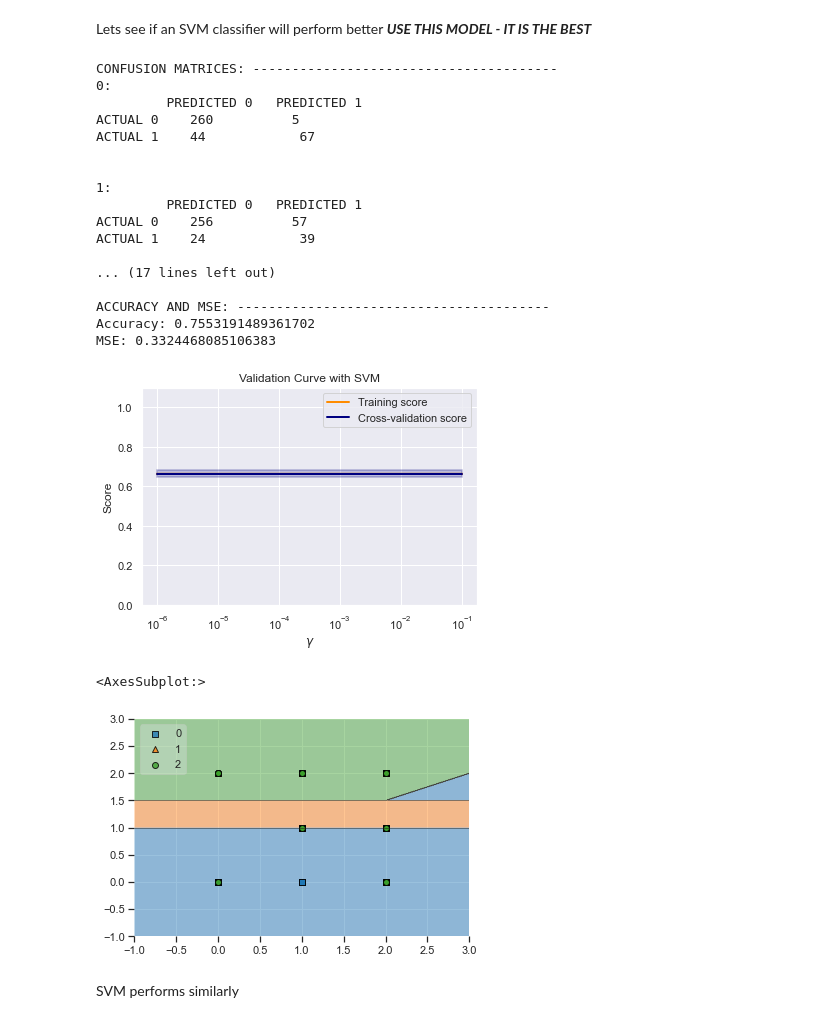
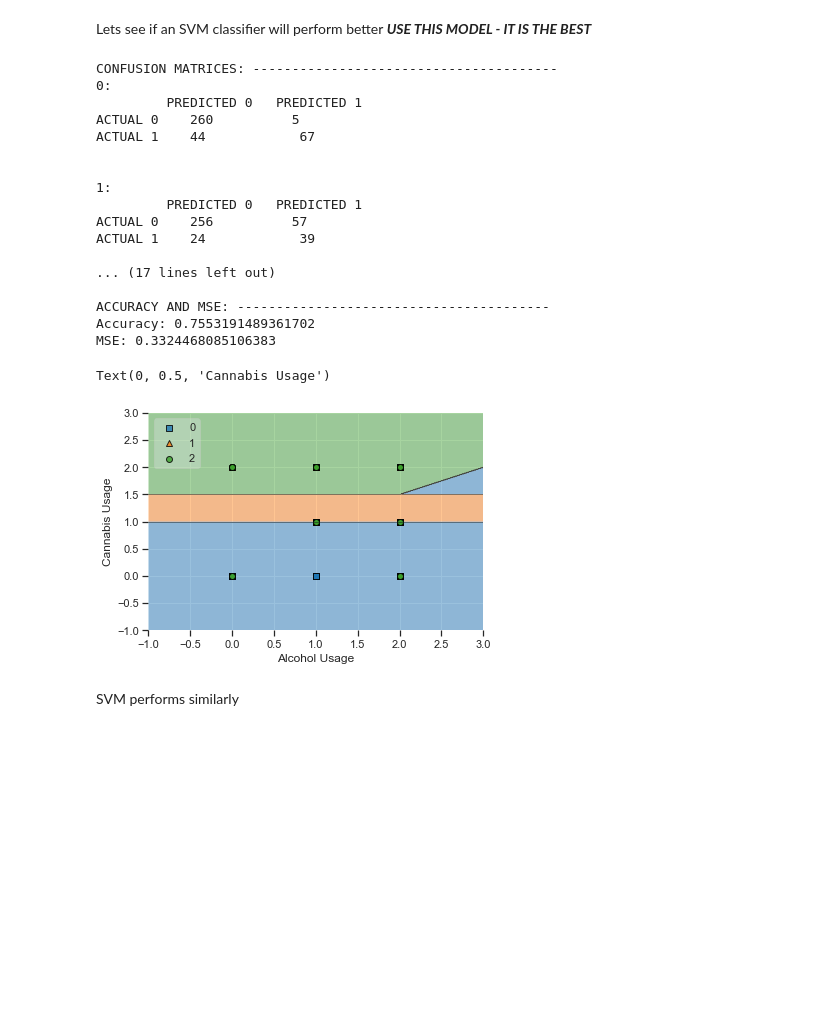
Before and after one commit to lucasrod25/drug-consumption-analysis, a Jupyter notebook: gateway_drug_model.ipynb, the cells around one changed output. Drawn from its saved outputs; the diff is of its cells as text; code cells hidden in the pictures; blank space fills up the shorter version.

Commit message:
cleaned up gateway drug model

```diff
--- a/gateway_drug_model.ipynb
+++ b/gateway_drug_model.ipynb
@@ -194,82 +203,37 @@ lsvm.fit(X_os, y_os)
 # Predictions
 y_pred = lsvm.predict(X_test)
 print_confusion_matrix(y_test, y_pred, names=["0", "1", "2"])
 print_precision_recall(y_test, y_pred)
 print_accuracy_mse(X_test, y_test, y_pred, lsvm)
 
-# PLOT ACCURACY ---------------------------
-# https://scikit-learn.org/stable/auto_examples/model_selection/plot_validation_curve.html
-param_range = np.logspace(-6, -1, 5)
-train_scores, test_scores = validation_curve(
-    lsvm,
-    X_os,
-    y_os,
-    param_name="gamma",
-    param_range=param_range,
-    scoring="accuracy",
-    n_jobs=1,
-)
-train_scores_mean = np.mean(train_scores, axis=1)
-train_scores_std = np.std(train_scores, axis=1)
-test_scores_mean = np.mean(test_scores, axis=1)
-test_scores_std = np.std(test_scores, axis=1)
-
-plt.title("Validation Curve with SVM")
-plt.xlabel(r"$\gamma$")
-plt.ylabel("Score")
-plt.ylim(0.0, 1.1)
-lw = 2
-plt.semilogx(
-    param_range, train_scores_mean, label="Training score", color="darkorange", lw=lw
-)
-plt.fill_between(
-    param_range,
-    train_scores_mean - train_scores_std,
-    train_scores_mean + train_scores_std,
-    alpha=0.2,
-    color="darkorange",
-    lw=lw,
-)
-plt.semilogx(
-    param_range, test_scores_mean, label="Cross-validation score", color="navy", lw=lw
-)
-plt.fill_between(
-    param_range,
-    test_scores_mean - test_scores_std,
-    test_scores_mean + test_scores_std,
-    alpha=0.2,
-    color="navy",
-    lw=lw,
-)
-plt.legend(loc="best")
-plt.show()
 
 #### plotting ####
 plot_decision_regions(X=X_os.values,
                       y=y_os.values,
                       clf=lsvm,
                       legend=2)
+plt.xlabel('Alcohol Usage')
+plt.ylabel('Cannabis Usage')
 # %% [output]
 CONFUSION MATRICES: ---------------------------------------
 0:
          PREDICTED 0   PREDICTED 1
 ACTUAL 0    260          5
 ACTUAL 1    44            67
 
 
 1:
          PREDICTED 0   PREDICTED 1
 ACTUAL 0    256          57
 ACTUAL 1    24            39
 
 ... (17 lines left out)
 
 ACCURACY AND MSE: ----------------------------------------
 Accuracy: 0.7553191489361702
 MSE: 0.3324468085106383
+Text(0, 0.5, 'Cannabis Usage')
-[figure, old version]
+[figure, new version]
-<AxesSubplot:>
-[figure, removed]
 # %% [markdown]
 SVM performs similarly
 # %% [markdown]
```
Also changed, not shown: parts of 2 cells of this notebook.
